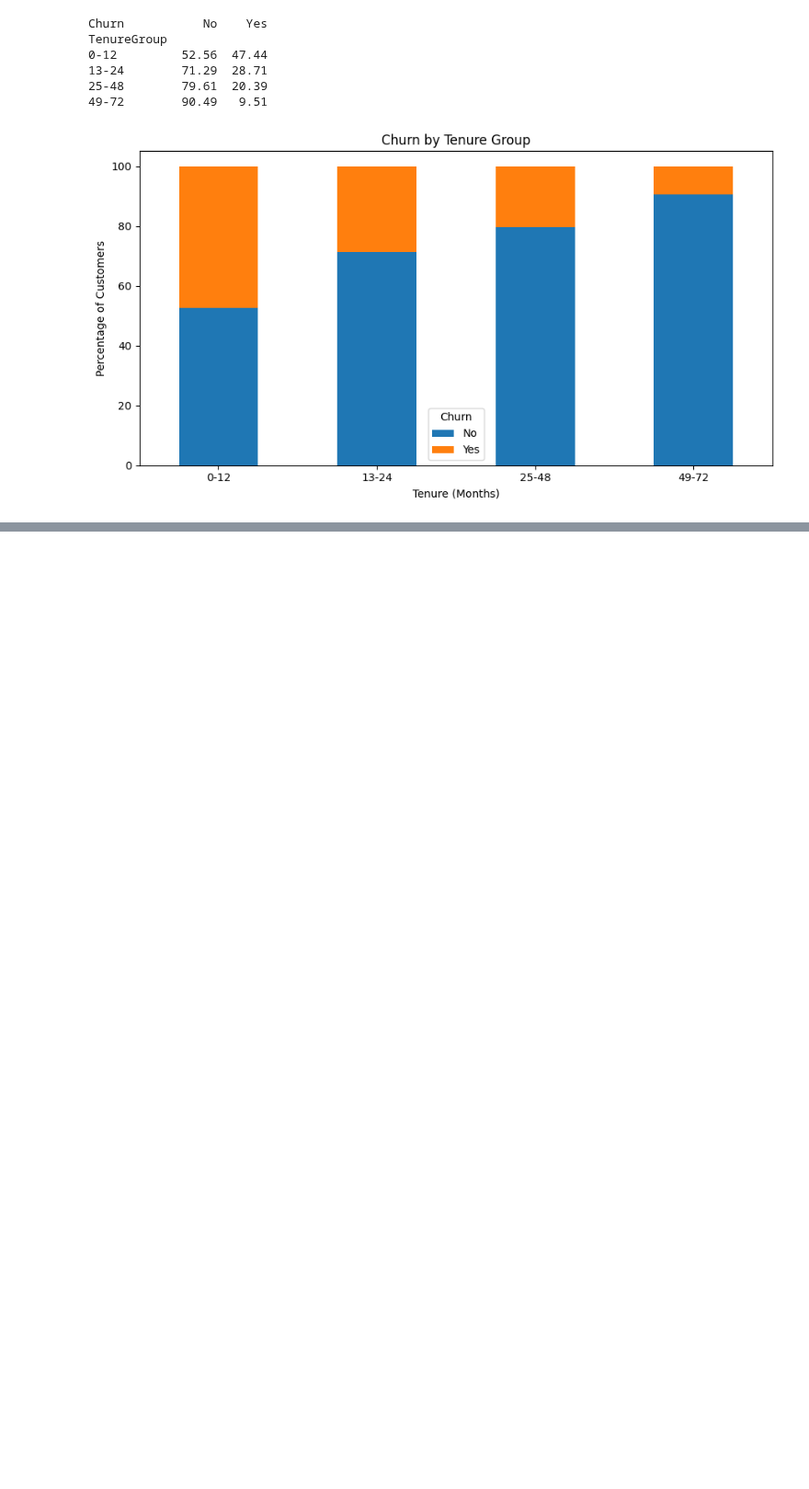
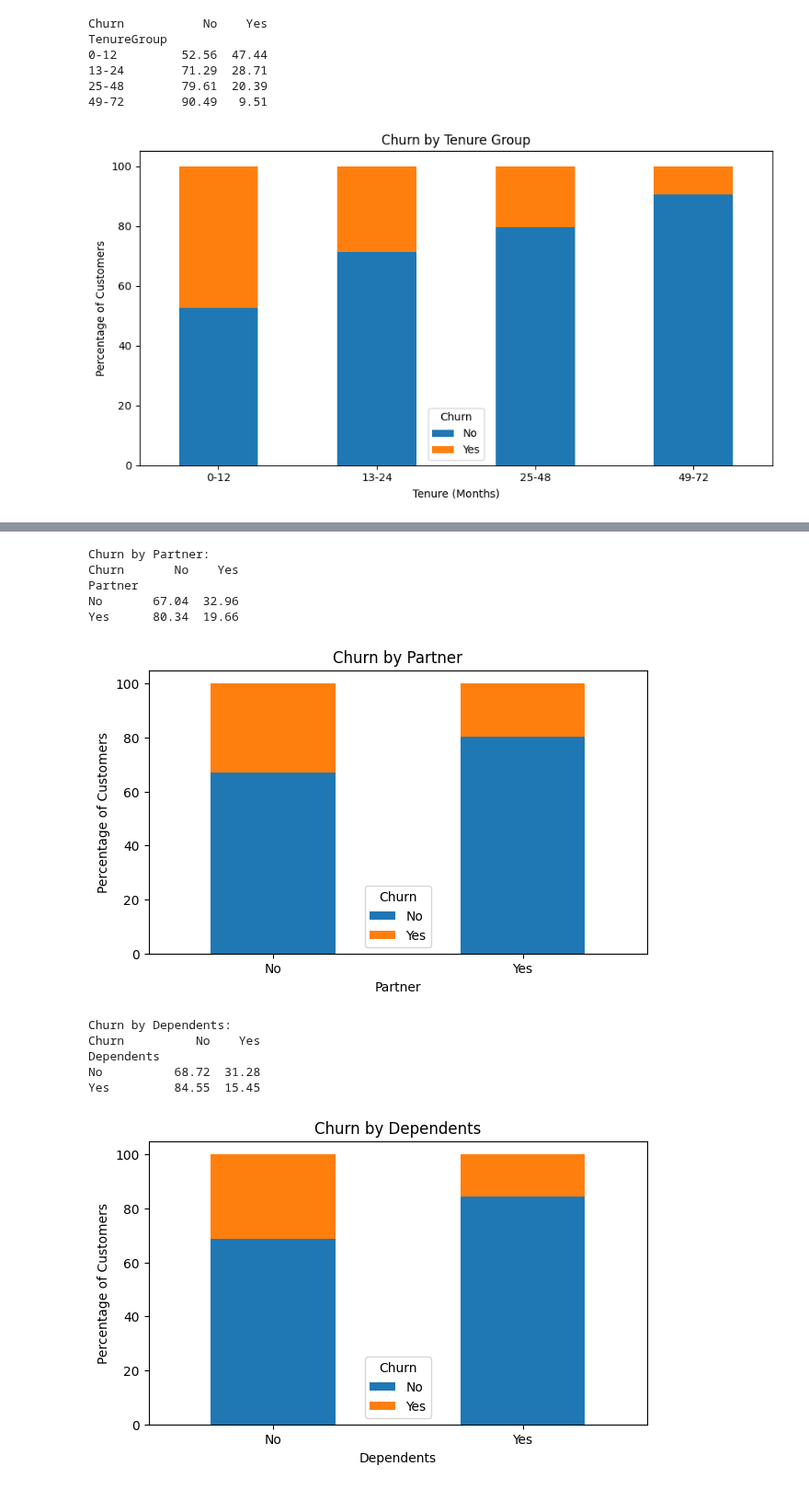
Before and after one commit to Pranay-Pandurang-Patil/customer-churn-prediction, a Jupyter notebook: notebooks/01_eda.ipynb, the cells around one changed output, grey strips where cells are left out. Shown at 92% size. Cells and saved outputs as stored; diff of their text form; code cells hidden in the pictures; blank space fills up the shorter version.

```diff
--- a/notebooks/01_eda.ipynb
+++ b/notebooks/01_eda.ipynb
@@ -231,0 +248,23 @@ TenureGroup
+# %%
+for col in ["Partner", "Dependents"]:
+    rates = pd.crosstab(df[col], df["Churn"], normalize="index") * 100
+    print(f"\nChurn by {col}:")
+    print(rates.round(2))
+    rates.plot(kind="bar", stacked=True, figsize=(7, 4))
+    plt.title(f"Churn by {col}")
+    plt.ylabel("Percentage of Customers")
+    plt.xticks(rotation=0)
+    plt.show()
+# %% [output]
+Churn by Partner:
+Churn       No    Yes
+Partner
+No       67.04  32.96
+Yes      80.34  19.66
+[figure, added]
+Churn by Dependents:
+Churn          No    Yes
+Dependents
+No          68.72  31.28
+Yes         84.55  15.45
+[figure, added]
```
Also changed, not shown: parts of 3 cells of this notebook.
